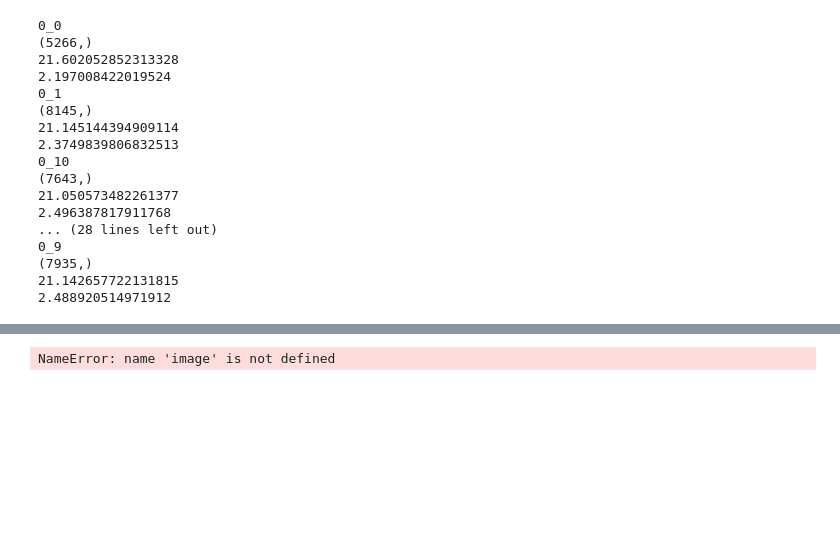
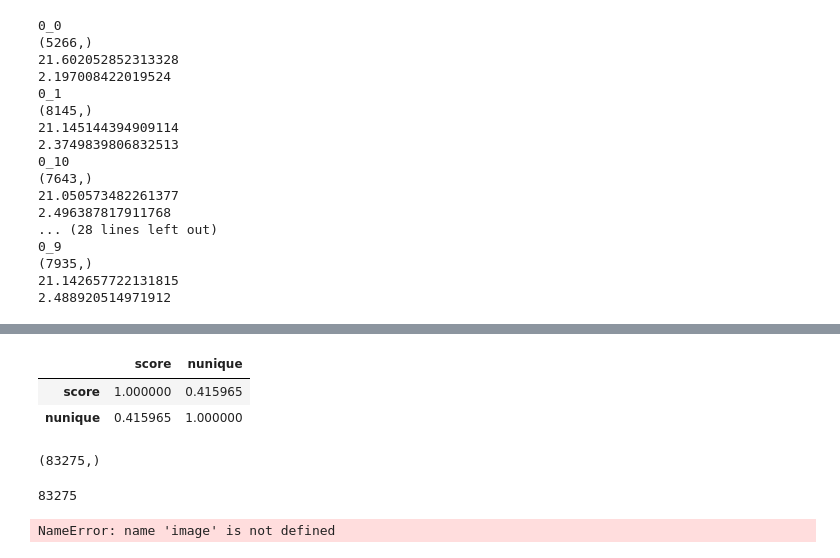
Before and after one commit to YingxuH/xview, a Jupyter notebook: Analyse.ipynb, the cells around one changed output, grey strips where cells are left out. Saved outputs shown, nothing was run; the diff lists cells and outputs as text; code cells hidden in the pictures; blank space fills up the shorter version.

```diff
--- a/Analyse.ipynb
+++ b/Analyse.ipynb
@@ -146,8 +446,22 @@ for i, key in enumerate(records_keys):
+# %%
+full_df[["score", "nunique"]].corr()
+# %% [output]
+|  | score | nunique |
+| score | 1.000000 | 0.415965 |
+| nunique | 0.415965 | 1.000000 |
 # %%
 scores_with_indices = np.stack((match_scores, np.array(samples_indices), np.array(records_indices)))
 
 with open('results/rsicd-clip_match_scores.npy', 'wb') as f:
     np.save(f, scores_with_indices)
+# %%
+match_scores.shape
+# %% [output]
+(83275,)
+# %%
+len(samples_indices)
+# %% [output]
+83275
 # %%
 def t_test(a, b):
     min_size = min(len(a), len(b))
```
Also changed, not shown: parts of 20 cells of this notebook, 3 other files.
